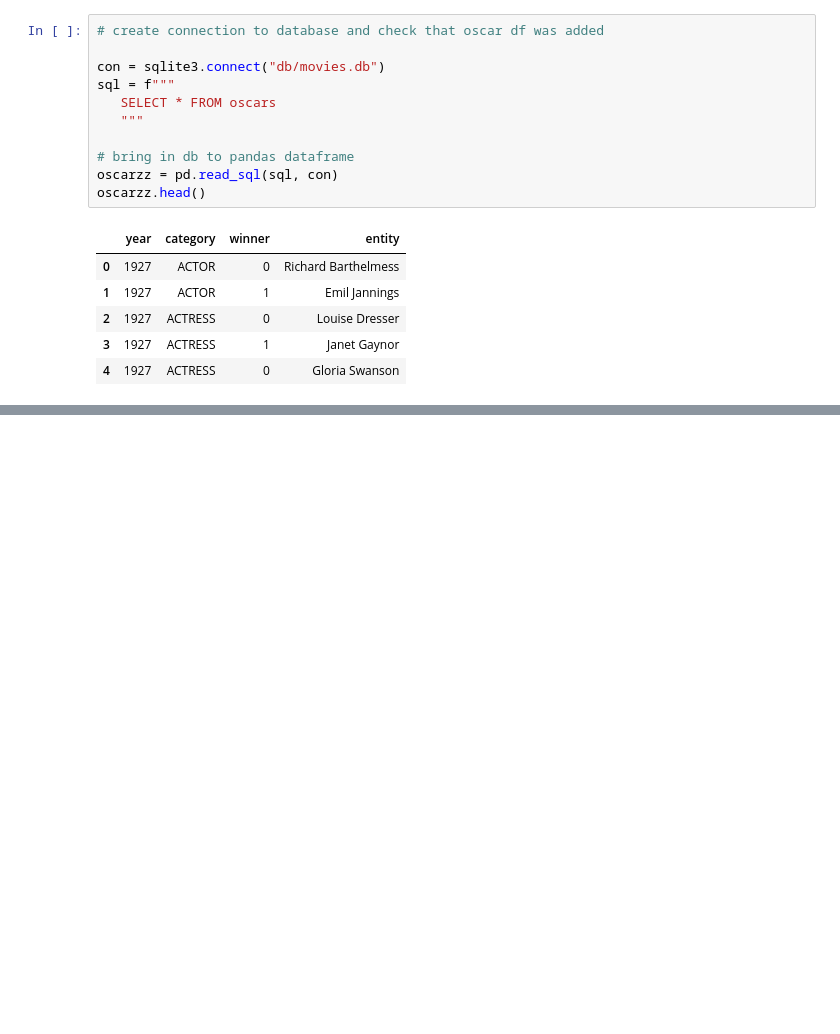
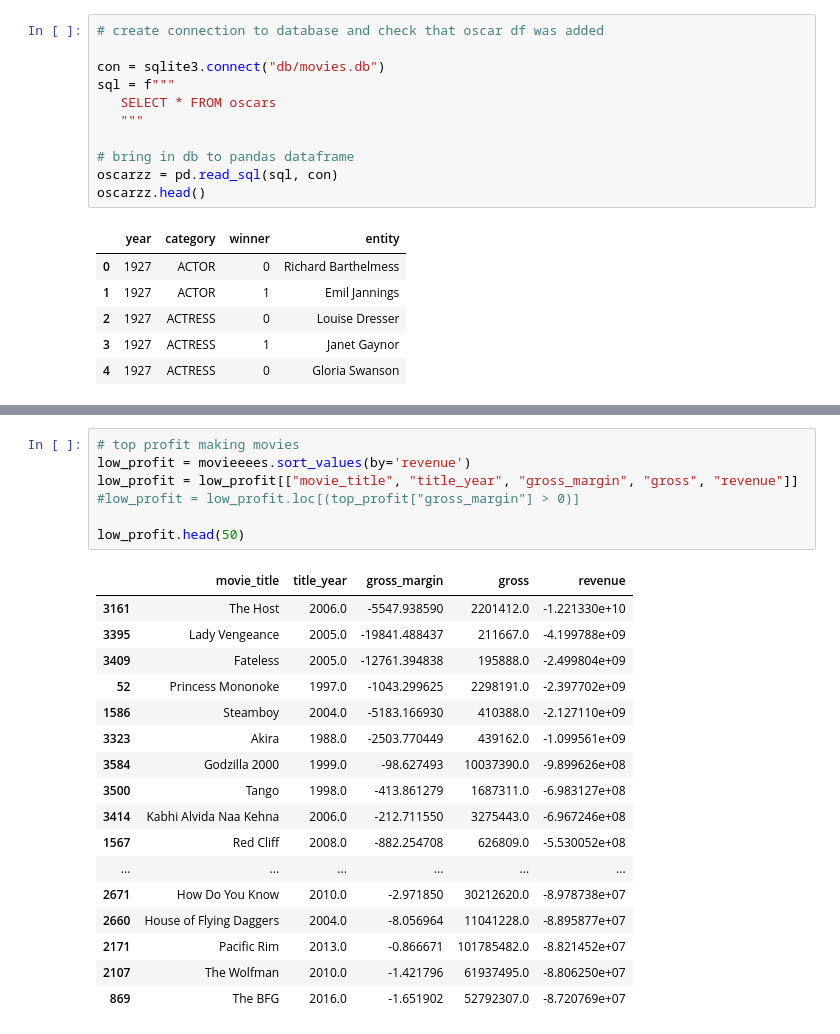
Before and after one commit to styrofomeBoots/project_3, a Jupyter notebook: Angie_datacleaning.ipynb, the cells around one changed output, grey strips where cells are left out. Drawn from its saved outputs; the diff is of its cells as text; blank space fills up the shorter version.

```diff
--- a/Angie_datacleaning.ipynb
+++ b/Angie_datacleaning.ipynb
@@ -317,0 +343,25 @@ oscarzz.head()
+# %%
+# top profit making movies
+low_profit = movieeees.sort_values(by='revenue')
+low_profit = low_profit[["movie_title", "title_year", "gross_margin", "gross", "revenue"]]
+#low_profit = low_profit.loc[(top_profit["gross_margin"] > 0)]
+
+low_profit.head(50)
+# %% [output]
+|  | movie_title | title_year | gross_margin | gross | revenue |
+| 3161 | The Host | 2006.0 | -5547.938590 | 2201412.0 | -1.221330e+10 |
+| 3395 | Lady Vengeance | 2005.0 | -19841.488437 | 211667.0 | -4.199788e+09 |
+| 3409 | Fateless | 2005.0 | -12761.394838 | 195888.0 | -2.499804e+09 |
+| 52 | Princess Mononoke | 1997.0 | -1043.299625 | 2298191.0 | -2.397702e+09 |
+| 1586 | Steamboy | 2004.0 | -5183.166930 | 410388.0 | -2.127110e+09 |
+| 3323 | Akira | 1988.0 | -2503.770449 | 439162.0 | -1.099561e+09 |
+| 3584 | Godzilla 2000 | 1999.0 | -98.627493 | 10037390.0 | -9.899626e+08 |
+| 3500 | Tango | 1998.0 | -413.861279 | 1687311.0 | -6.983127e+08 |
+| 3414 | Kabhi Alvida Naa Kehna | 2006.0 | -212.711550 | 3275443.0 | -6.967246e+08 |
+| 1567 | Red Cliff | 2008.0 | -882.254708 | 626809.0 | -5.530052e+08 |
+| ... | ... | ... | ... | ... | ... |
+| 2671 | How Do You Know | 2010.0 | -2.971850 | 30212620.0 | -8.978738e+07 |
+| 2660 | House of Flying Daggers | 2004.0 | -8.056964 | 11041228.0 | -8.895877e+07 |
+| 2171 | Pacific Rim | 2013.0 | -0.866671 | 101785482.0 | -8.821452e+07 |
+| 2107 | The Wolfman | 2010.0 | -1.421796 | 61937495.0 | -8.806250e+07 |
+| 869 | The BFG | 2016.0 | -1.651902 | 52792307.0 | -8.720769e+07 |
```
Also changed, not shown: parts of 2 cells of this notebook, 1 other file.
